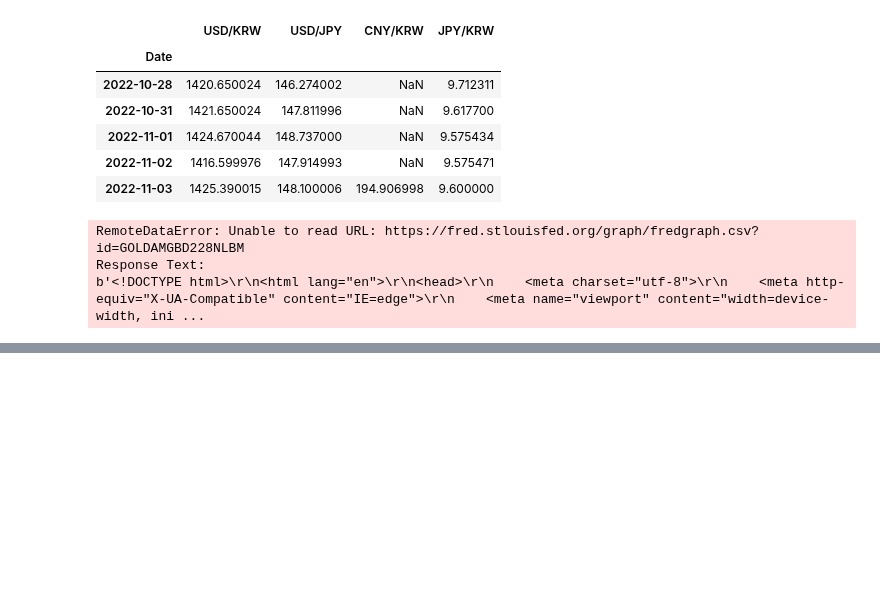
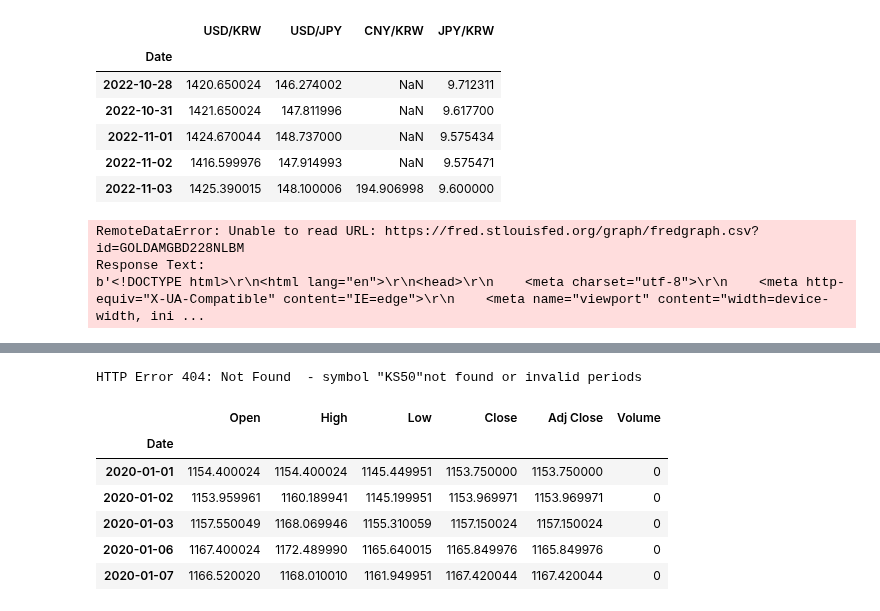
Before and after one commit to hwanghyeonjun98/trading, a Jupyter notebook: investing_test.ipynb, the cells around one changed output, grey strips where cells are left out. Saved outputs shown, nothing was run; the diff lists cells and outputs as text; code cells hidden in the pictures; blank space fills up the shorter version.

```diff
--- a/investing_test.ipynb
+++ b/investing_test.ipynb
@@ -116,0 +173,14 @@ csv_save()
+# %%
+test_df = fdr.DataReader('KS50', startdate)
+# %% [output]
+HTTP Error 404: Not Found  - symbol "KS50"not found or invalid periods
+# %%
+test_df.head()
+# %% [output]
+|  | Open | High | Low | Close | Adj Close | Volume |
+| Date |  |  |  |  |  |  |
+| 2020-01-01 | 1154.400024 | 1154.400024 | 1145.449951 | 1153.750000 | 1153.750000 | 0 |
+| 2020-01-02 | 1153.959961 | 1160.189941 | 1145.199951 | 1153.969971 | 1153.969971 | 0 |
+| 2020-01-03 | 1157.550049 | 1168.069946 | 1155.310059 | 1157.150024 | 1157.150024 | 0 |
+| 2020-01-06 | 1167.400024 | 1172.489990 | 1165.640015 | 1165.849976 | 1165.849976 | 0 |
+| 2020-01-07 | 1166.520020 | 1168.010010 | 1161.949951 | 1167.420044 | 1167.420044 | 0 |
```
Also changed, not shown: parts of 5 cells of this notebook.
